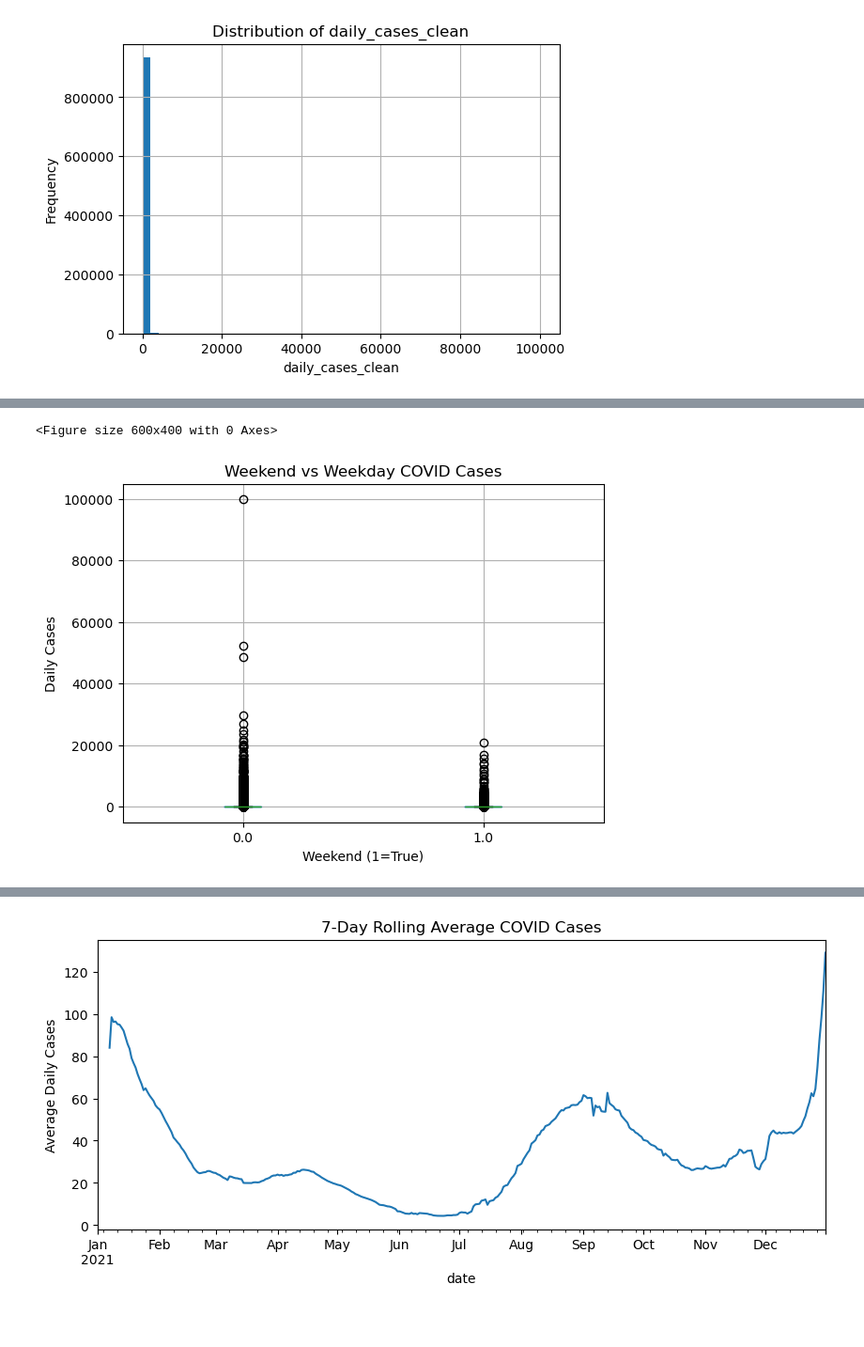
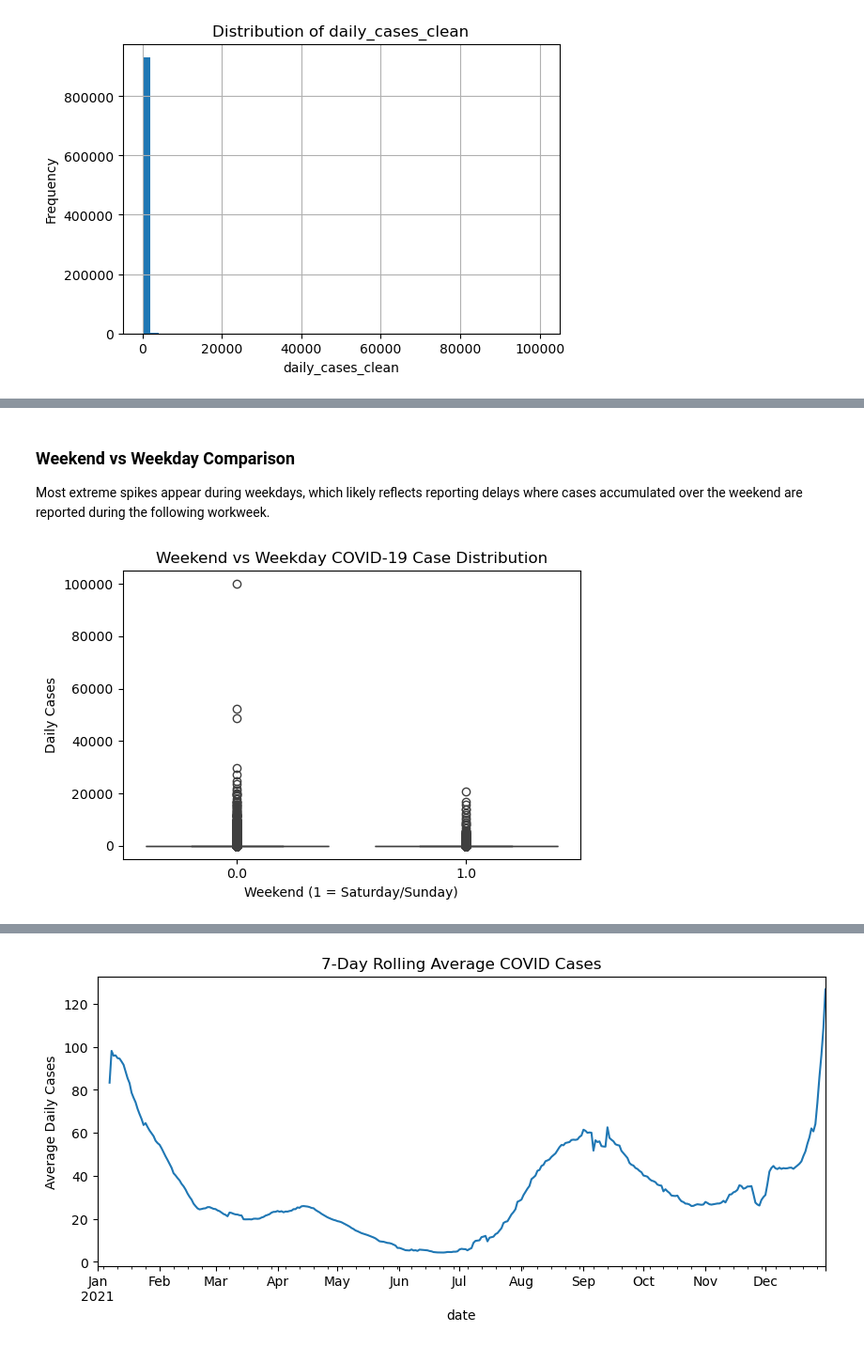
Before and after one commit to COGS108/Group007_WI26, a Jupyter notebook: 02-EDACheckpoint.ipynb, the cells around one changed output, grey strips where cells are left out. Shown at 94% size. Drawn from its saved outputs; the diff is of its cells as text; code cells hidden in the pictures; blank space fills up the shorter version.

```diff
--- a/02-EDACheckpoint.ipynb
+++ b/02-EDACheckpoint.ipynb
@@ -406,5 +402,0 @@ eda_utils.plot_day_of_week(df)
-# %%
-eda_utils.plot_weekend_box(df)
-# %% [output]
-<Figure size 600x400 with 0 Axes>
-[figure, removed]
@@ -416,0 +403,16 @@ eda_utils.plot_weekend_box(df)
+# %% [markdown]
+### Weekend vs Weekday Comparison
+
+Most extreme spikes appear during weekdays, which likely reflects reporting delays where cases accumulated over the weekend are reported during the following workweek.
+# %%
+import seaborn as sns
+
+plt.figure(figsize=(6,4))
+sns.boxplot(x='is_weekend', y='daily_cases_clean', data=df)
+plt.xlabel('Weekend (1 = Saturday/Sunday)')
+plt.ylabel('Daily Cases')
+plt.title('Weekend vs Weekday COVID-19 Case Distribution')
+plt.tight_layout()
+plt.show()
+# %% [output]
+[figure, added]
```
Also changed, not shown: parts of 20 cells of this notebook, 1 other file.
